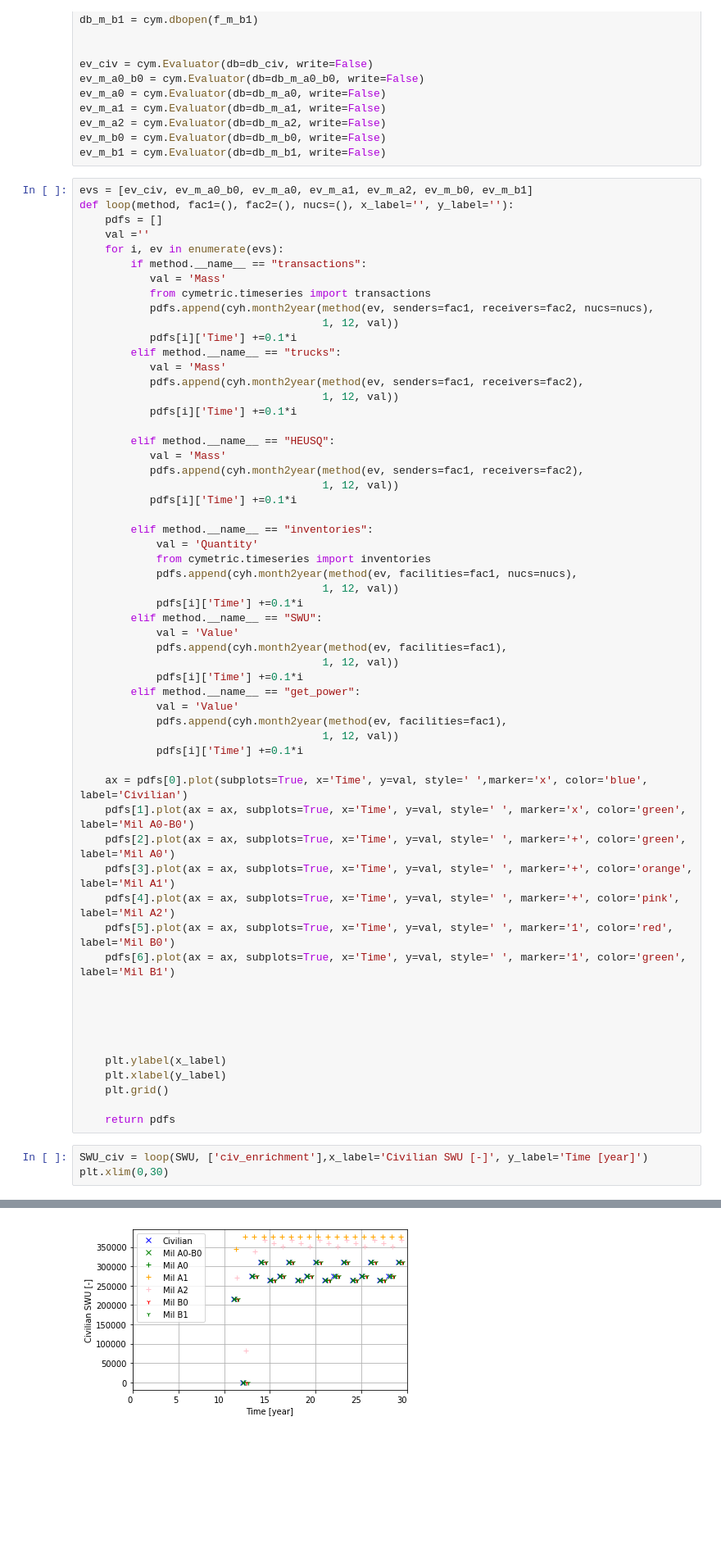
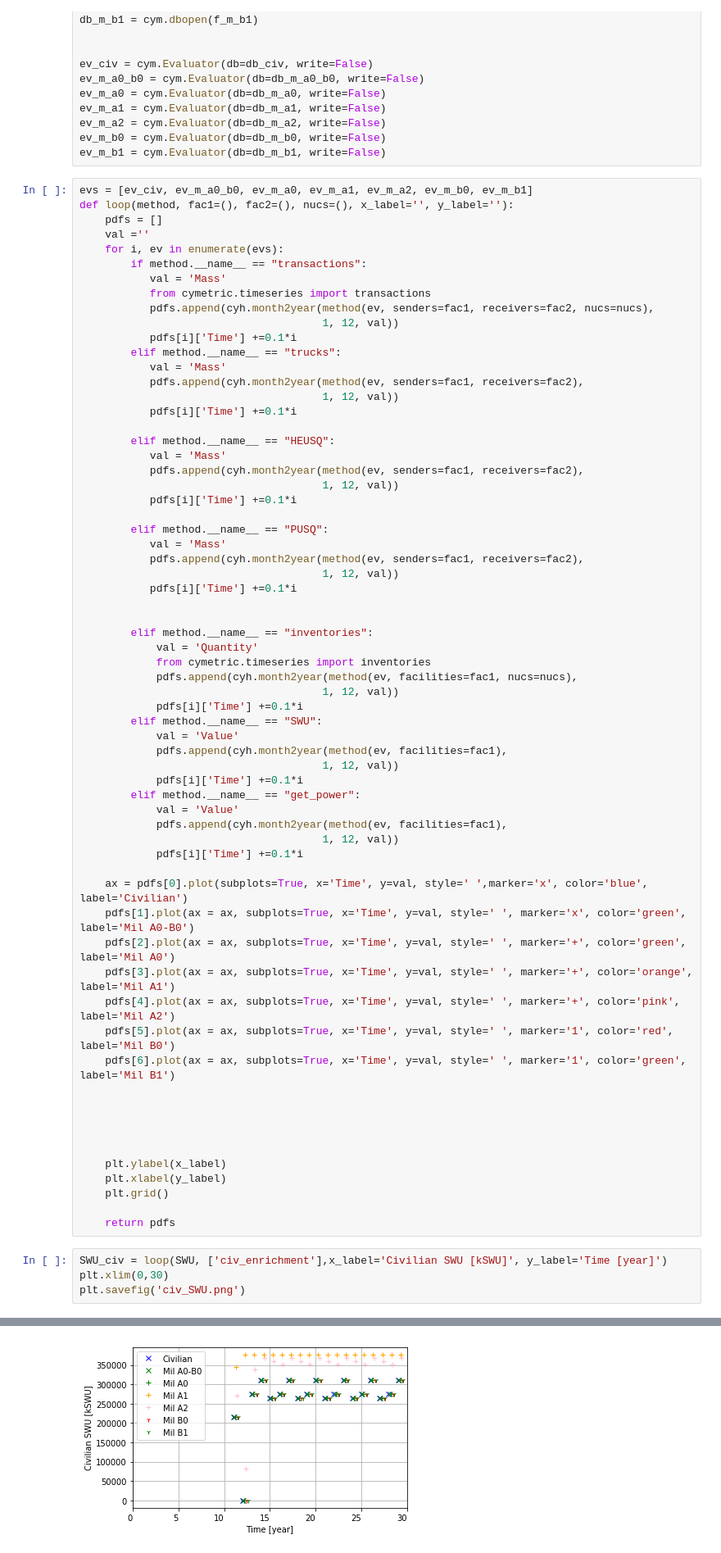
Before and after one commit to a-co/synthetic_history, a Jupyter notebook: Comparison.ipynb, the cells around one changed output, grey strips where cells are left out. Shown at 82% size. Cells and saved outputs as stored; diff of their text form; blank space fills up the shorter version.

```diff
--- a/Comparison.ipynb
+++ b/Comparison.ipynb
@@ -98,6 +98,13 @@ def loop(method, fac1=(), fac2=(), nucs=(), x_label='', y_label=''):
            pdfs.append(cyh.month2year(method(ev, senders=fac1, receivers=fac2),
                                       1, 12, val))
            pdfs[i]['Time'] +=0.1*i
+
+        elif method.__name__ == "PUSQ":
+           val = 'Mass'
+           pdfs.append(cyh.month2year(method(ev, senders=fac1, receivers=fac2),
+                                      1, 12, val))
+           pdfs[i]['Time'] +=0.1*i
+
 
         elif method.__name__ == "inventories":
             val = 'Quantity'
@@ -134,6 +141,7 @@ def loop(method, fac1=(), fac2=(), nucs=(), x_label='', y_label=''):
 
     return pdfs
 # %%
-SWU_civ = loop(SWU, ['civ_enrichment'],x_label='Civilian SWU [-]', y_label='Time [year]')
+SWU_civ = loop(SWU, ['civ_enrichment'],x_label='Civilian SWU [kSWU]', y_label='Time [year]')
 plt.xlim(0,30)
+plt.savefig('civ_SWU.png')
 # %% [output]
@@ -141,2 +148,2 @@ plt.xlim(0,30)
-[figure, old version]
+[figure, new version]
 # %%
```
Also changed, not shown: parts of 9 cells of this notebook, 9 other files.
